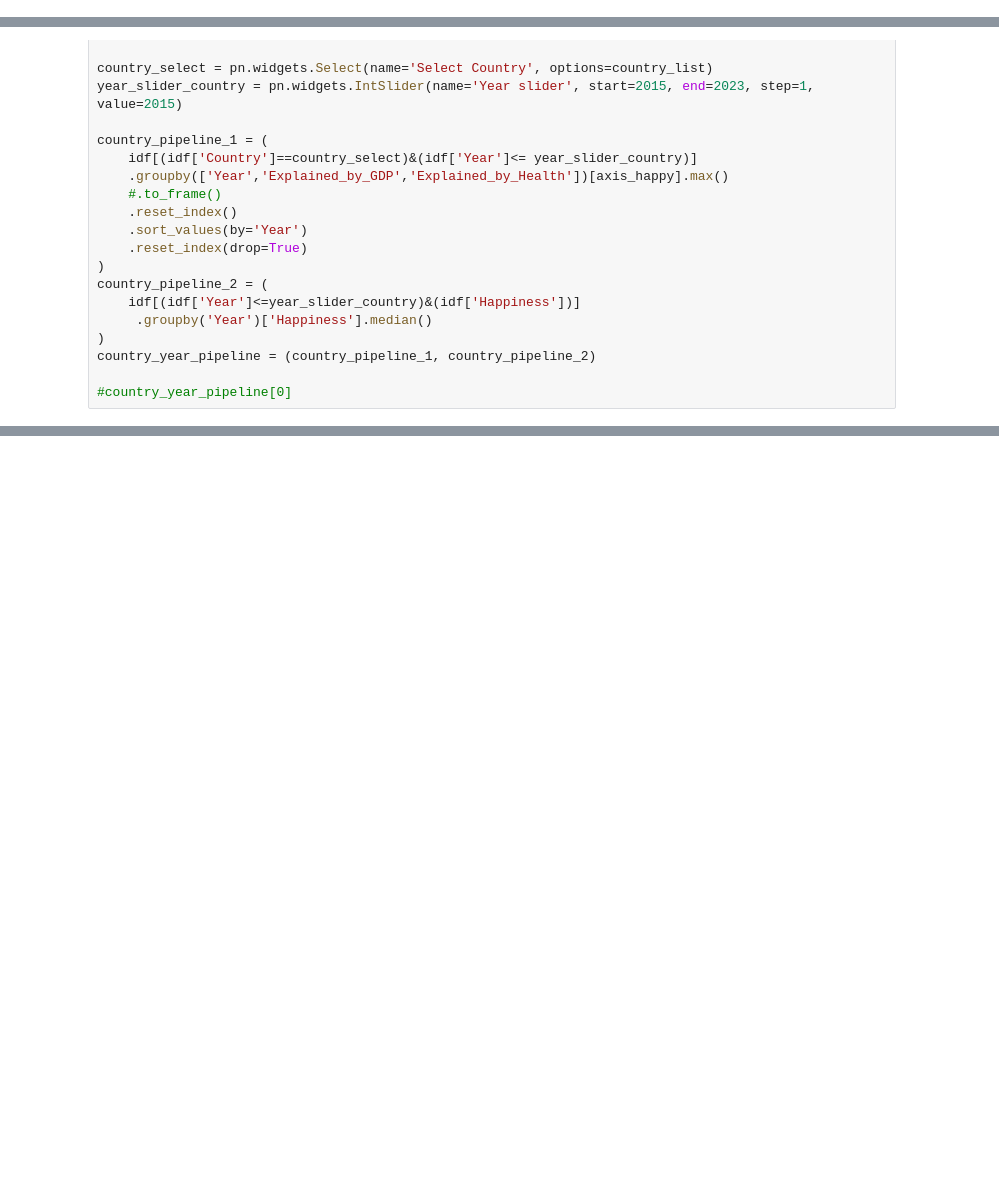
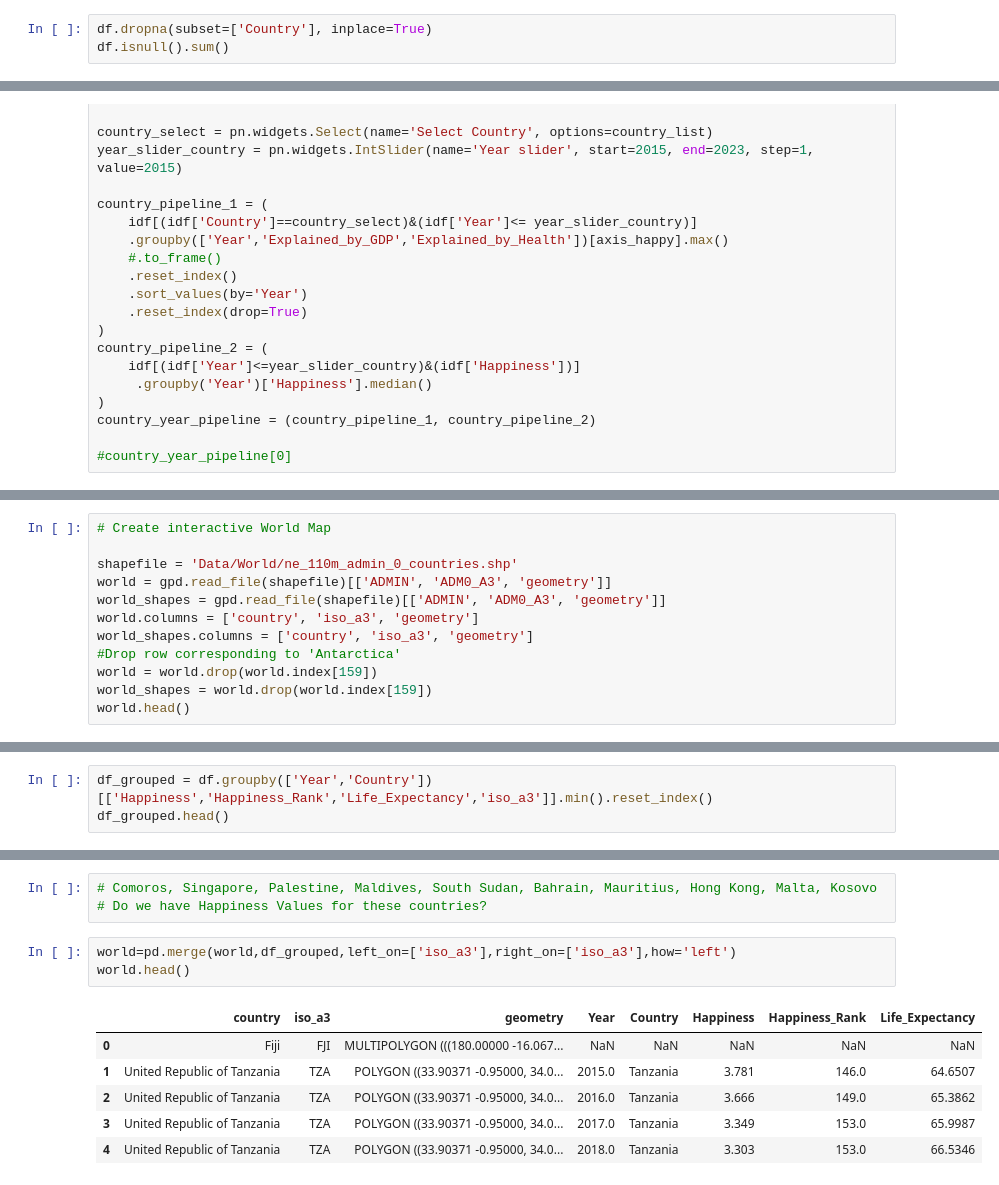
Before and after one commit to fakesheep38/HapPy, a Jupyter notebook: happy_dashboard.ipynb, the cells around one changed output, grey strips where cells are left out. Saved outputs shown, nothing was run; the diff lists cells and outputs as text; blank space fills up the shorter version.

```diff
--- a/happy_dashboard.ipynb
+++ b/happy_dashboard.ipynb
@@ -241,0 +277,3 @@ df.head()
+# %%
+df.dropna(subset=['Country'], inplace=True)
+df.isnull().sum()
@@ -371,3 +437,15 @@ happyness_source_bar_plot = happyness_source_bar_pipeline.hvplot.bar(x='Continen
 happyness_source_bar_plot
 # %% [output]
 [interactive output not drawn]
+# %%
+# Create interactive World Map
+
+shapefile = 'Data/World/ne_110m_admin_0_countries.shp'
+world = gpd.read_file(shapefile)[['ADMIN', 'ADM0_A3', 'geometry']]
+world_shapes = gpd.read_file(shapefile)[['ADMIN', 'ADM0_A3', 'geometry']]
+world.columns = ['country', 'iso_a3', 'geometry']
+world_shapes.columns = ['country', 'iso_a3', 'geometry']
+#Drop row corresponding to 'Antarctica'
+world = world.drop(world.index[159])
+world_shapes = world.drop(world.index[159])
+world.head()
@@ -373,0 +459,3 @@ happyness_source_bar_plot
+# %%
+df_grouped = df.groupby(['Year','Country'])[['Happiness','Happiness_Rank','Life_Expectancy','iso_a3']].min().reset_index()
+df_grouped.head()
@@ -373,0 +490,13 @@ happyness_source_bar_plot
+# %%
+# Comoros, Singapore, Palestine, Maldives, South Sudan, Bahrain, Mauritius, Hong Kong, Malta, Kosovo
+# Do we have Happiness Values for these countries?
+# %%
+world=pd.merge(world,df_grouped,left_on=['iso_a3'],right_on=['iso_a3'],how='left')
+world.head()
+# %% [output]
+|  | country | iso_a3 | geometry | Year | Country | Happiness | Happiness_Rank | Life_Expectancy |
+| 0 | Fiji | FJI | MULTIPOLYGON (((180.00000 -16.067... | NaN | NaN | NaN | NaN | NaN |
+| 1 | United Republic of Tanzania | TZA | POLYGON ((33.90371 -0.95000, 34.0... | 2015.0 | Tanzania | 3.781 | 146.0 | 64.6507 |
+| 2 | United Republic of Tanzania | TZA | POLYGON ((33.90371 -0.95000, 34.0... | 2016.0 | Tanzania | 3.666 | 149.0 | 65.3862 |
+| 3 | United Republic of Tanzania | TZA | POLYGON ((33.90371 -0.95000, 34.0... | 2017.0 | Tanzania | 3.349 | 153.0 | 65.9987 |
+| 4 | United Republic of Tanzania | TZA | POLYGON ((33.90371 -0.95000, 34.0... | 2018.0 | Tanzania | 3.303 | 153.0 | 66.5346 |
```
Also changed, not shown: parts of 17 cells of this notebook.
